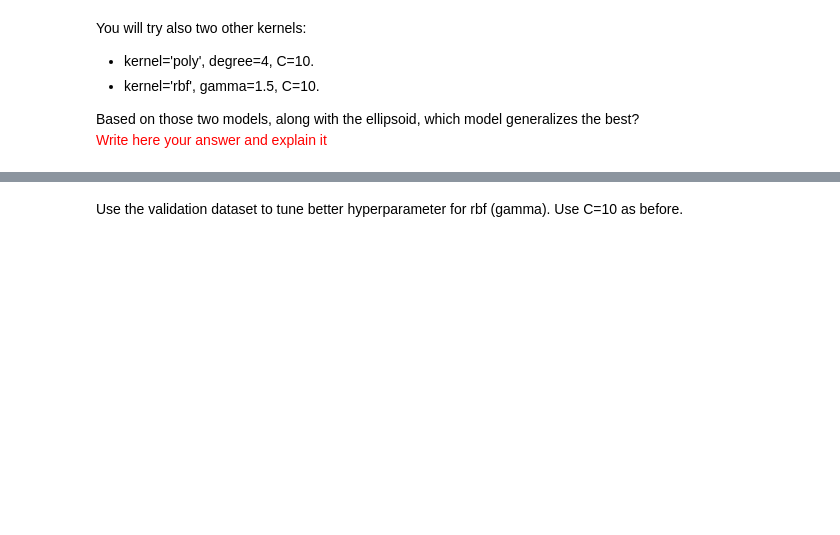
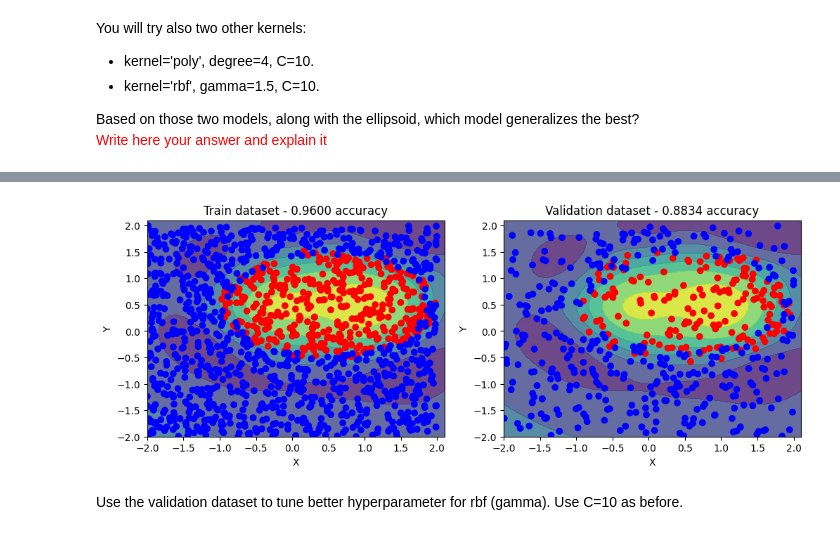
Before and after one commit to ordinary813/ordinaryLib, a Jupyter notebook: Machine learning/HW2/HW2.ipynb, the cells around one changed output, grey strips where cells are left out. Drawn from its saved outputs; the diff is of its cells as text; code cells hidden in the pictures; blank space fills up the shorter version.

```diff
--- a/Machine learning/HW2/HW2.ipynb
+++ b/Machine learning/HW2/HW2.ipynb
@@ -419,31 +436,33 @@ plt.show()
 # %%
 from sklearn.svm import SVC
 
-model = # Implement here
+model = SVC(kernel='rbf', gamma=1.5, C=10)
 clf = model.fit(X_train, y_train)
 
 xx, yy = np.meshgrid(np.arange(-2, 2.2, 0.1), np.arange(-2, 2.2, 0.1))
 xy = np.c_[xx.ravel(), yy.ravel()]
 
 P = model.decision_function(xy).reshape(xx.shape)
 
 fig, axs = plt.subplots(1, 2, figsize=(12, 4))
 
 # Plot the training data on the first subplot
 axs[0].contourf(xx, yy, P, alpha=0.8)
 scatter1 = axs[0].scatter(X_train[:, 0], X_train[:, 1], c=y_train, cmap='bwr')
 axs[0].set_xlabel('X')
 axs[0].set_ylabel('Y')
 axs[0].set_title(f'Train dataset - {clf.score(X_train, y_train):.4f} accuracy')
 
 # Plot the validation data on the second subplot
 axs[1].contourf(xx, yy, P, alpha=0.8)
 scatter2 = axs[1].scatter(X_val[:, 0], X_val[:, 1], c=y_val, cmap='bwr')
 axs[1].set_xlabel('X')
 axs[1].set_ylabel('Y')
 axs[1].set_title(f'Validation dataset - {clf.score(X_val, y_val):.4f} accuracy')
 
 plt.show()
+# %% [output]
+[figure, added]
 # %% [markdown]
 Use the validation dataset to tune better hyperparameter for rbf (gamma). Use C=10 as before.
 # %%
```
Also changed, not shown: parts of 12 cells of this notebook, 3 other files.
